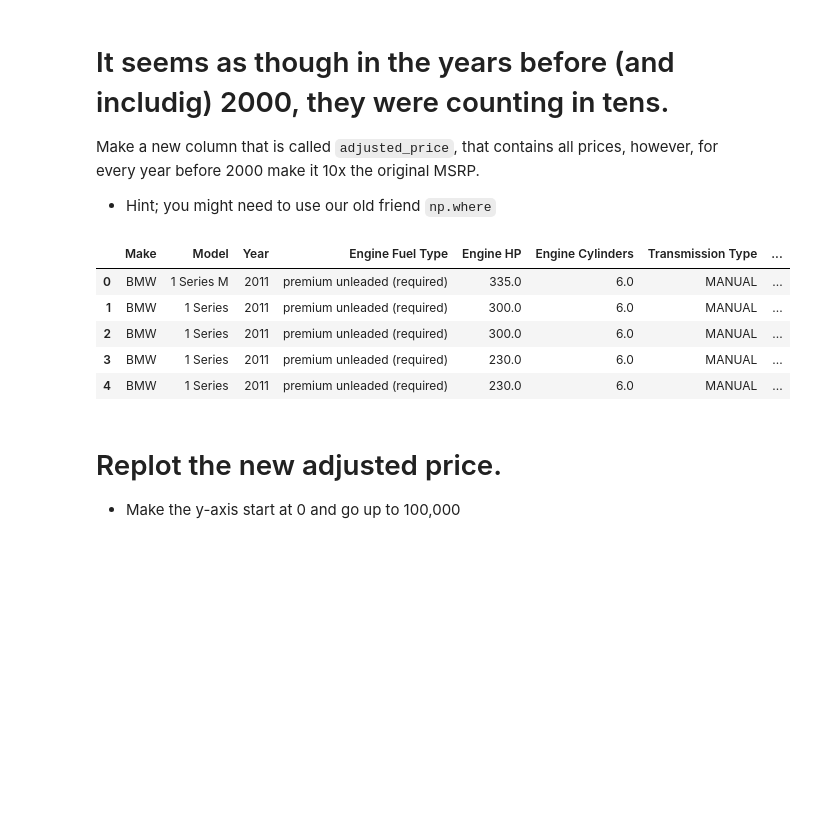
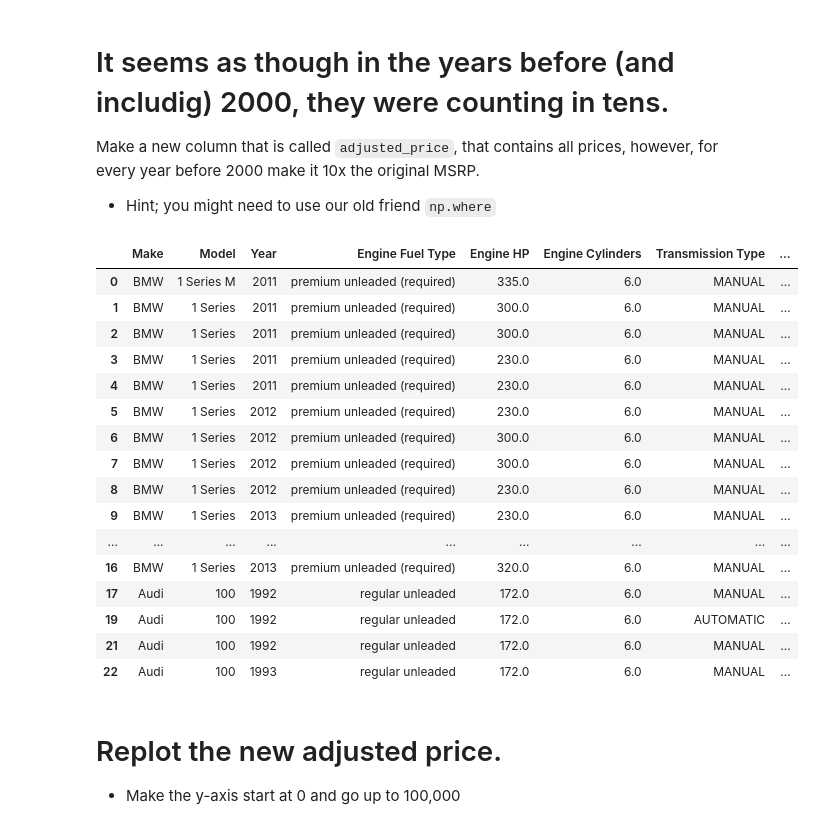
Before and after one commit to Alina1z/My-fork-2023-fall-data-science-fridays, a Jupyter notebook: Week-02-Data-Viz-EDA/Exercise-AA .ipynb, the cells around one changed output. Cells and saved outputs as stored; diff of their text form; code cells hidden in the pictures; blank space fills up the shorter version.

```diff
--- a/Week-02-Data-Viz-EDA/Exercise-AA .ipynb
+++ b/Week-02-Data-Viz-EDA/Exercise-AA .ipynb
@@ -211,18 +179,29 @@ Make a new column that is called `adjusted_price`, that contains all prices, how
 # %%
 # Make a column where is 10 when year is less than 2000, else 1.
 condition1 = df['Year'] <= 2000
 
 # Multiply the MSRP by the price adjuster.
 df['adjusted_price']= np.where(condition1,df['MSRP'] * 10, df['MSRP'])
 
-df.head()
+df.head(20)
 # %% [output]
 |  | Make | Model | Year | Engine Fuel Type | Engine HP | Engine Cylinders | Transmission Type | ... |
 | 0 | BMW | 1 Series M | 2011 | premium unleaded (required) | 335.0 | 6.0 | MANUAL | ... |
 | 1 | BMW | 1 Series | 2011 | premium unleaded (required) | 300.0 | 6.0 | MANUAL | ... |
 | 2 | BMW | 1 Series | 2011 | premium unleaded (required) | 300.0 | 6.0 | MANUAL | ... |
 | 3 | BMW | 1 Series | 2011 | premium unleaded (required) | 230.0 | 6.0 | MANUAL | ... |
 | 4 | BMW | 1 Series | 2011 | premium unleaded (required) | 230.0 | 6.0 | MANUAL | ... |
+| 5 | BMW | 1 Series | 2012 | premium unleaded (required) | 230.0 | 6.0 | MANUAL | ... |
+| 6 | BMW | 1 Series | 2012 | premium unleaded (required) | 300.0 | 6.0 | MANUAL | ... |
+| 7 | BMW | 1 Series | 2012 | premium unleaded (required) | 300.0 | 6.0 | MANUAL | ... |
+| 8 | BMW | 1 Series | 2012 | premium unleaded (required) | 230.0 | 6.0 | MANUAL | ... |
+| 9 | BMW | 1 Series | 2013 | premium unleaded (required) | 230.0 | 6.0 | MANUAL | ... |
+| ... | ... | ... | ... | ... | ... | ... | ... | ... |
+| 16 | BMW | 1 Series | 2013 | premium unleaded (required) | 320.0 | 6.0 | MANUAL | ... |
+| 17 | Audi | 100 | 1992 | regular unleaded | 172.0 | 6.0 | MANUAL | ... |
+| 19 | Audi | 100 | 1992 | regular unleaded | 172.0 | 6.0 | AUTOMATIC | ... |
+| 21 | Audi | 100 | 1992 | regular unleaded | 172.0 | 6.0 | MANUAL | ... |
+| 22 | Audi | 100 | 1993 | regular unleaded | 172.0 | 6.0 | MANUAL | ... |
 # %% [markdown]
 # Replot the new adjusted price.
 * Make the y-axis start at 0 and go up to 100,000
```
Also changed, not shown: parts of 7 cells of this notebook.
